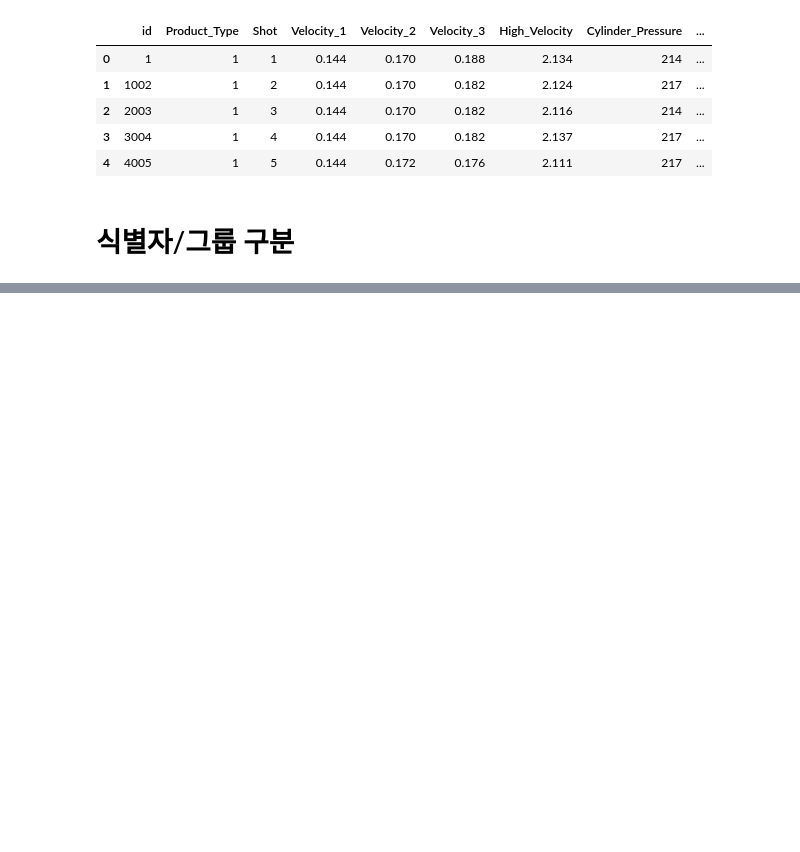
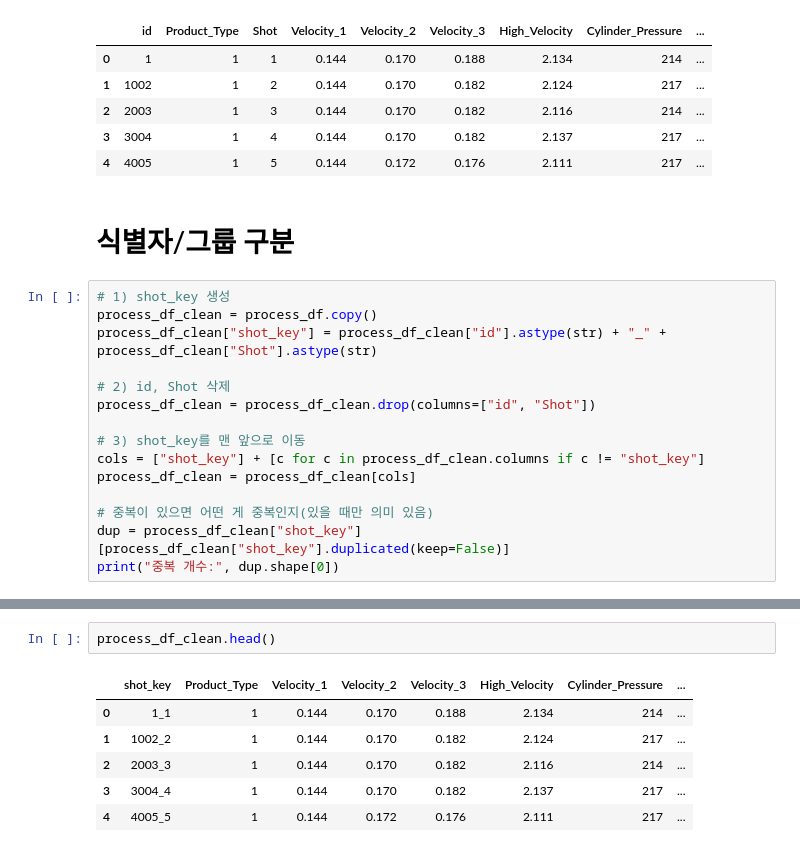
Before and after one commit to hanalo26/sparta-data11-advanced-project, a Jupyter notebook: leegolem/data-preprocessing_lee.ipynb, the cells around one changed output, grey strips where cells are left out. Cells and saved outputs as stored; diff of their text form; blank space fills up the shorter version.

```diff
--- a/leegolem/data-preprocessing_lee.ipynb
+++ b/leegolem/data-preprocessing_lee.ipynb
@@ -248,3 +246,18 @@ process_df.head()
 | 4 | 4005 | 1 | 5 | 0.144 | 0.172 | 0.176 | 2.111 | 217 | ... |
 # %% [markdown]
 # 식별자/그룹 구분
+# %%
+# 1) shot_key 생성
+process_df_clean = process_df.copy()
+process_df_clean["shot_key"] = process_df_clean["id"].astype(str) + "_" + process_df_clean["Shot"].astype(str)
+
+# 2) id, Shot 삭제
+process_df_clean = process_df_clean.drop(columns=["id", "Shot"])
+
+# 3) shot_key를 맨 앞으로 이동
+cols = ["shot_key"] + [c for c in process_df_clean.columns if c != "shot_key"]
+process_df_clean = process_df_clean[cols]
+
+# 중복이 있으면 어떤 게 중복인지(있을 때만 의미 있음)
+dup = process_df_clean["shot_key"][process_df_clean["shot_key"].duplicated(keep=False)]
+print("중복 개수:", dup.shape[0])
@@ -250,0 +273,9 @@ process_df.head()
+# %%
+process_df_clean.head()
+# %% [output]
+|  | shot_key | Product_Type | Velocity_1 | Velocity_2 | Velocity_3 | High_Velocity | Cylinder_Pressure | ... |
+| 0 | 1_1 | 1 | 0.144 | 0.170 | 0.188 | 2.134 | 214 | ... |
+| 1 | 1002_2 | 1 | 0.144 | 0.170 | 0.182 | 2.124 | 217 | ... |
+| 2 | 2003_3 | 1 | 0.144 | 0.170 | 0.182 | 2.116 | 214 | ... |
+| 3 | 3004_4 | 1 | 0.144 | 0.170 | 0.182 | 2.137 | 217 | ... |
+| 4 | 4005_5 | 1 | 0.144 | 0.172 | 0.176 | 2.111 | 217 | ... |
```
Also changed, not shown: parts of 10 cells of this notebook.
